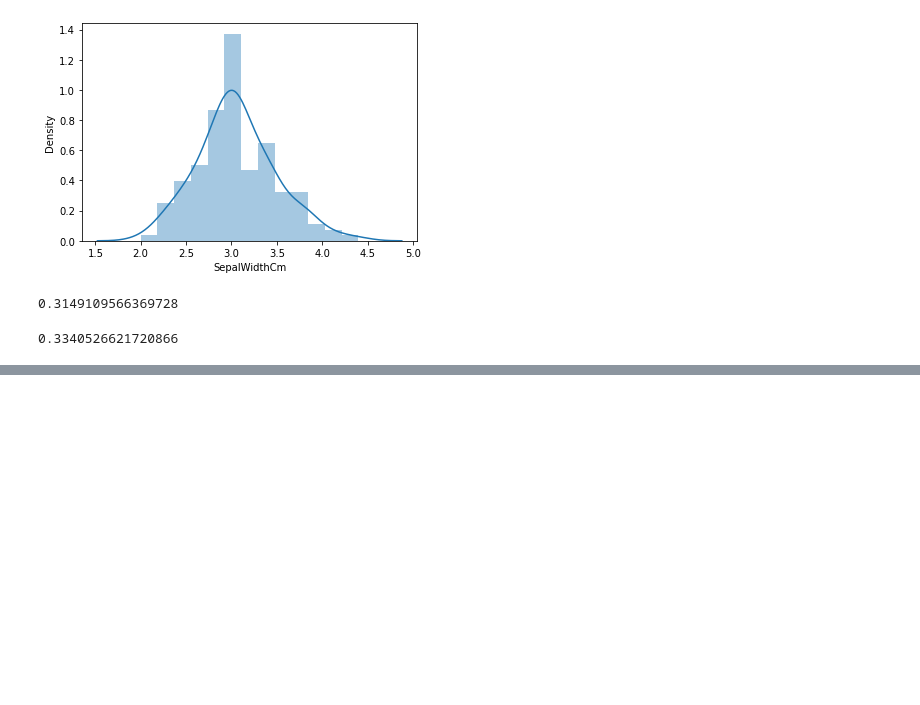
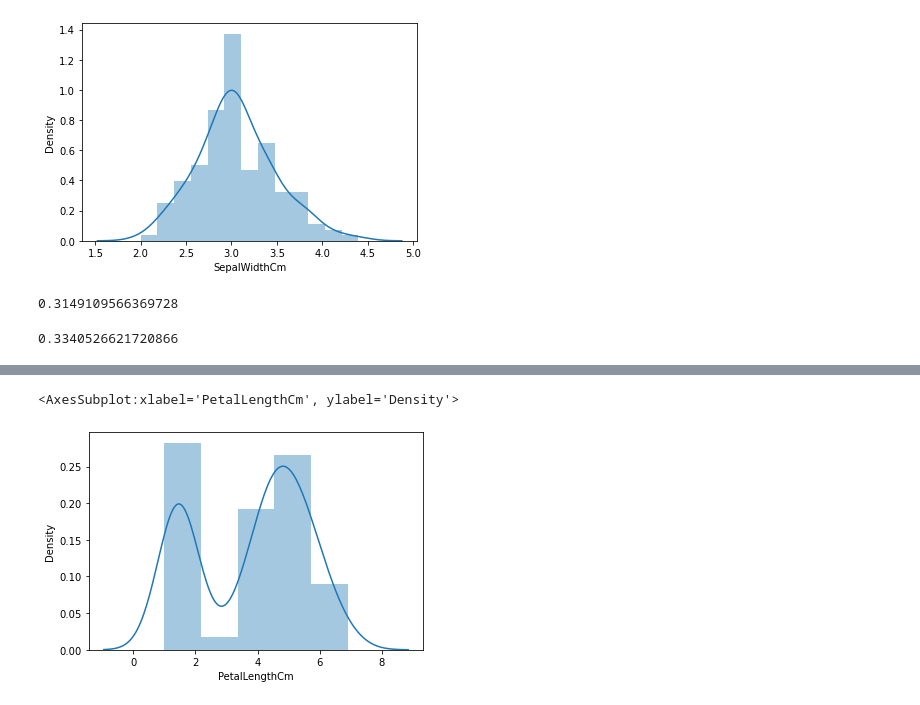
Before and after one commit to ankittrajj/WD_ML_19_sep_10Am, a Jupyter notebook: Outliers.ipynb, the cells around one changed output, grey strips where cells are left out. Saved outputs shown, nothing was run; the diff lists cells and outputs as text; code cells hidden in the pictures; blank space fills up the shorter version.

```diff
--- a/Outliers.ipynb
+++ b/Outliers.ipynb
@@ -70,0 +87,5 @@ df['SepalWidthCm'].skew()
+# %%
+sns.distplot(df['PetalLengthCm'])
+# %% [output]
+<AxesSubplot:xlabel='PetalLengthCm', ylabel='Density'>
+[figure, added]
```
Also changed, not shown: parts of 5 cells of this notebook.
